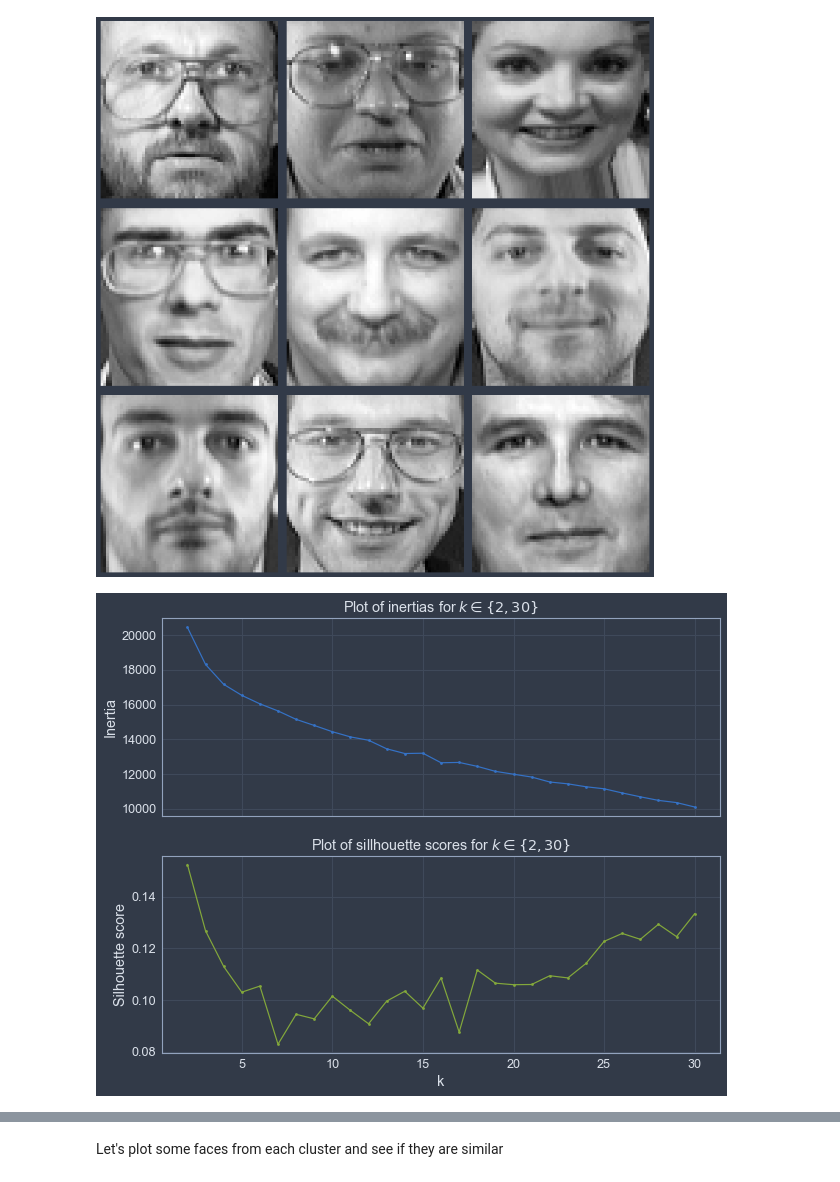
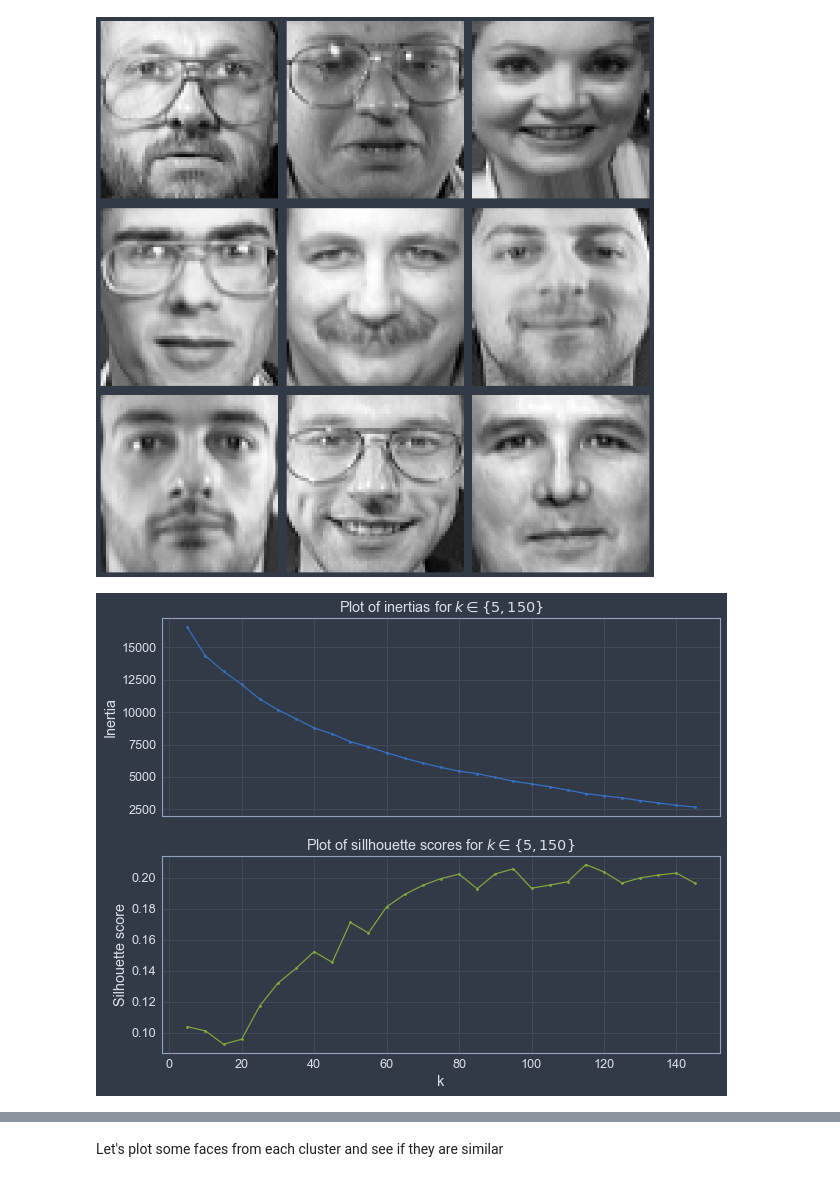
Before and after one commit to amaralcs/homl, a Jupyter notebook: 09_unsupervised_learning_exercises.ipynb, the cells around one changed output, grey strips where cells are left out. Saved outputs shown, nothing was run; the diff lists cells and outputs as text; code cells hidden in the pictures.

```diff
--- a/09_unsupervised_learning_exercises.ipynb
+++ b/09_unsupervised_learning_exercises.ipynb
@@ -40,22 +40,23 @@ X_train_full, X_test, y_train_full, y_test = train_test_split(
 X_train, X_valid, y_train, y_valid = train_test_split(
     X_train_full, y_train_full, test_size=0.15, random_state=16, stratify=y_train_full)
 # %%
-kmeans_list = [KMeans(n_clusters=k).fit(X_train) for k in range(2, 31)]
+k_range = range(5, 150, 5)
+kmeans_list = [KMeans(n_clusters=k).fit(X_train) for k in k_range]
 inertia_list = [km.inertia_ for km in kmeans_list]
 silhouette_scores = [silhouette_score(X_train, km.labels_) for km in kmeans_list]
 # %%
 fig, (ax1, ax2) = plt.subplots(2, 1, figsize=(10, 8))
 
-ax1.plot(range(2, 31), inertia_list, '.-')
+ax1.plot(k_range, inertia_list, '.-')
 ax1.set_xticklabels([])
 ax1.set_ylabel("Inertia")
 ax1.set_xlabel("")
-ax1.set_title("Plot of inertias for $k\in  \{2, 30\}$")
+ax1.set_title("Plot of inertias for $k\in  \{5, 150\}$")
 
-ax2.plot(range(2, 31), silhouette_scores, 'g.-')
+ax2.plot(k_range, silhouette_scores, 'g.-')
 ax2.set_ylabel("Silhouette score")
 ax2.set_xlabel("k")
-ax2.set_title("Plot of sillhouette scores for $k\in  \{2, 30\}$")
+ax2.set_title("Plot of sillhouette scores for $k\in  \{5, 150\}$")
 plt.show()
 # %% [output]
-[figure, old version]
+[figure, new version]
```
Also changed, not shown: parts of 33 cells of this notebook.
